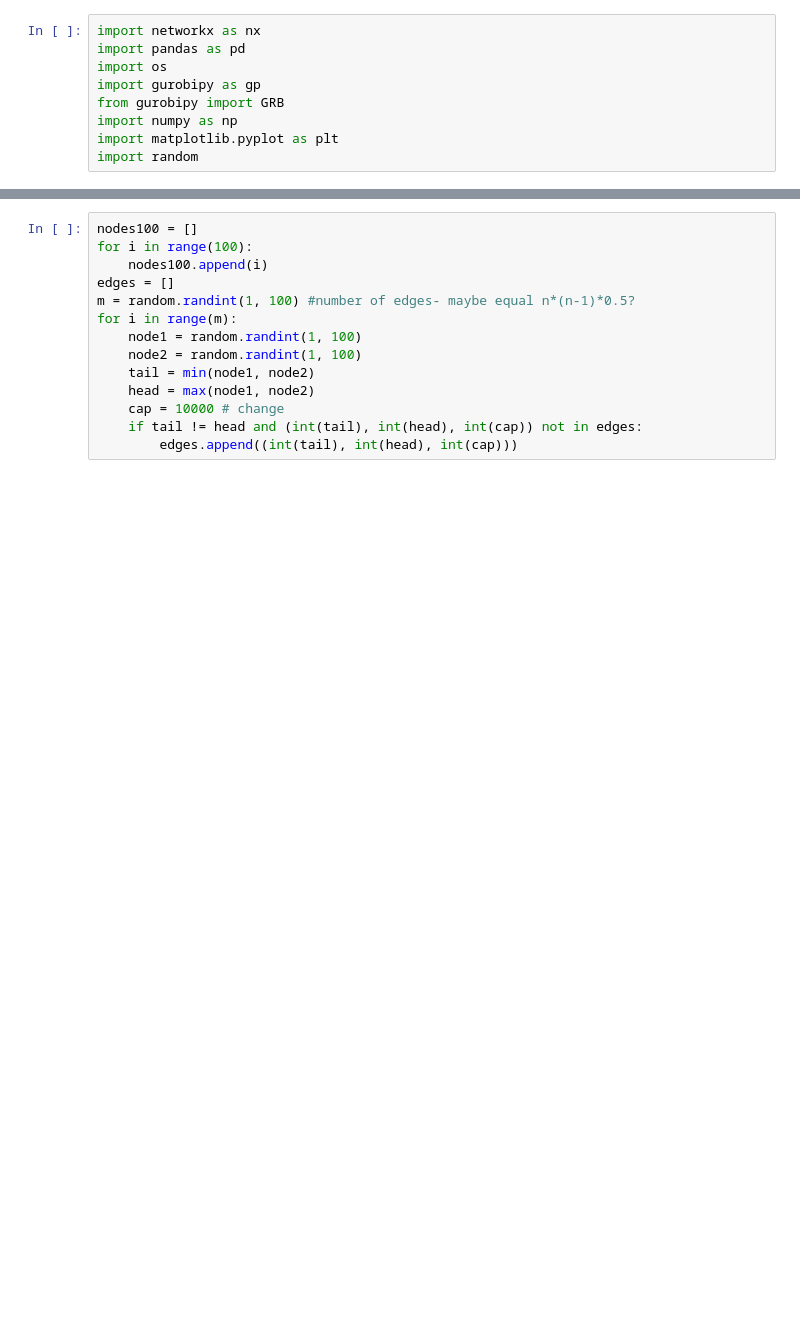
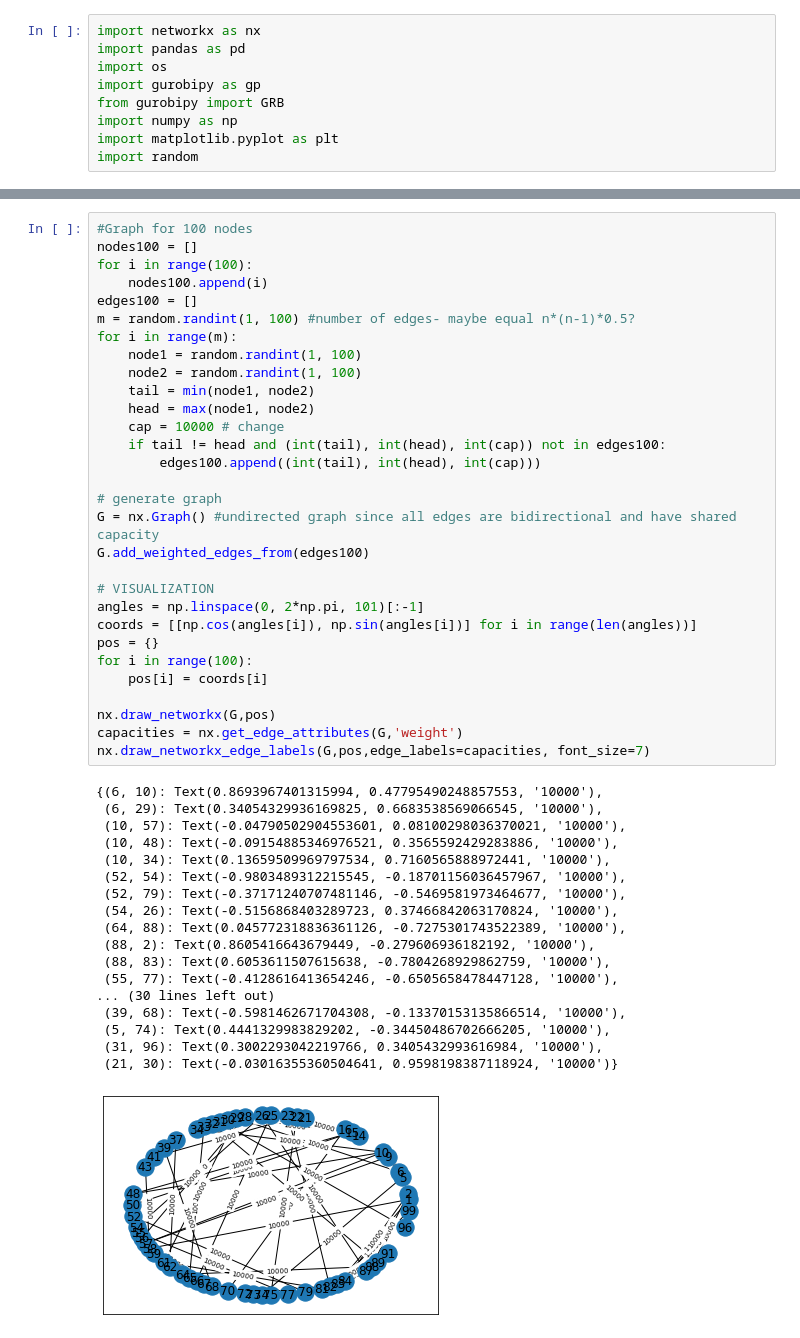
Before and after one commit to benbananas/NetworksFinal, a Jupyter notebook: topologies.ipynb, the cells around one changed output, grey strips where cells are left out. Saved outputs shown, nothing was run; the diff lists cells and outputs as text; blank space fills up the shorter version.

```diff
--- a/topologies.ipynb
+++ b/topologies.ipynb
@@ -10,14 +46,49 @@ import random
 # %%
+#Graph for 100 nodes
 nodes100 = []
 for i in range(100):
     nodes100.append(i)
-edges = []
+edges100 = []
 m = random.randint(1, 100) #number of edges- maybe equal n*(n-1)*0.5?
 for i in range(m):
     node1 = random.randint(1, 100)
     node2 = random.randint(1, 100)
     tail = min(node1, node2)
     head = max(node1, node2)
     cap = 10000 # change
-    if tail != head and (int(tail), int(head), int(cap)) not in edges:
-        edges.append((int(tail), int(head), int(cap)))
+    if tail != head and (int(tail), int(head), int(cap)) not in edges100:
+        edges100.append((int(tail), int(head), int(cap)))
+
+# generate graph
+G = nx.Graph() #undirected graph since all edges are bidirectional and have shared capacity
+G.add_weighted_edges_from(edges100)
+
+# VISUALIZATION
+angles = np.linspace(0, 2*np.pi, 101)[:-1]
+coords = [[np.cos(angles[i]), np.sin(angles[i])] for i in range(len(angles))]
+pos = {}
+for i in range(100):
+    pos[i] = coords[i]
+
+nx.draw_networkx(G,pos)
+capacities = nx.get_edge_attributes(G,'weight')
+nx.draw_networkx_edge_labels(G,pos,edge_labels=capacities, font_size=7)
+# %% [output]
+{(6, 10): Text(0.8693967401315994, 0.47795490248857553, '10000'),
+ (6, 29): Text(0.34054329936169825, 0.6683538569066545, '10000'),
+ (10, 57): Text(-0.04790502904553601, 0.08100298036370021, '10000'),
+ (10, 48): Text(-0.09154885346976521, 0.3565592429283886, '10000'),
+ (10, 34): Text(0.13659509969797534, 0.7160565888972441, '10000'),
+ (52, 54): Text(-0.9803489312215545, -0.18701156036457967, '10000'),
+ (52, 79): Text(-0.37171240707481146, -0.5469581973464677, '10000'),
+ (54, 26): Text(-0.5156868403289723, 0.37466842063170824, '10000'),
+ (64, 88): Text(0.045772318836361126, -0.7275301743522389, '10000'),
+ (88, 2): Text(0.8605416643679449, -0.279606936182192, '10000'),
+ (88, 83): Text(0.6053611507615638, -0.7804268929862759, '10000'),
+ (55, 77): Text(-0.4128616413654246, -0.6505658478447128, '10000'),
+... (30 lines left out)
+ (39, 68): Text(-0.5981462671704308, -0.13370153135866514, '10000'),
+ (5, 74): Text(0.4441329983829202, -0.34450486702666205, '10000'),
+ (31, 96): Text(0.3002293042219766, 0.3405432993616984, '10000'),
+ (21, 30): Text(-0.03016355360504641, 0.9598198387118924, '10000')}
+[figure, added]
```
Also changed, not shown: parts of 3 cells of this notebook.
